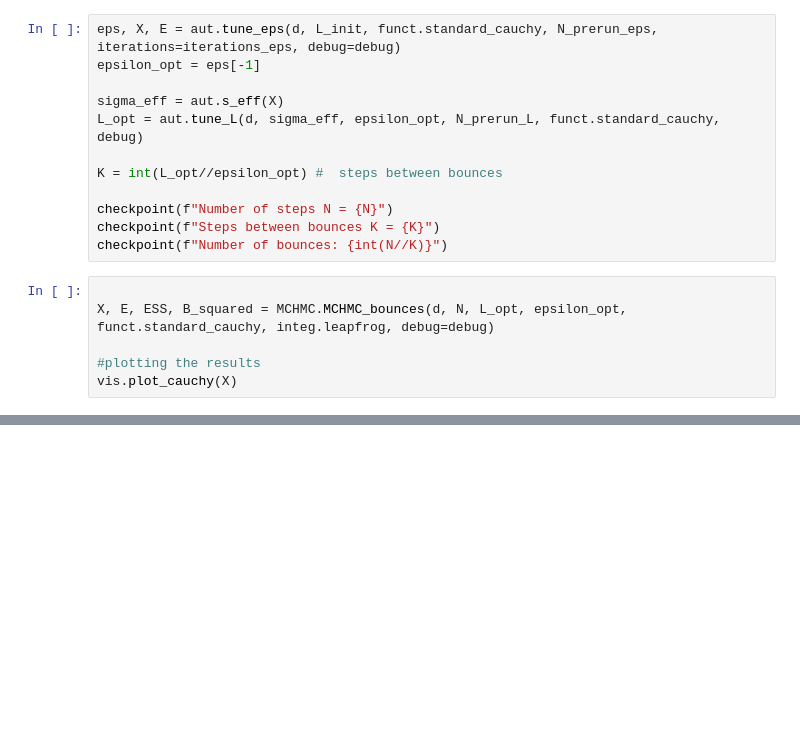
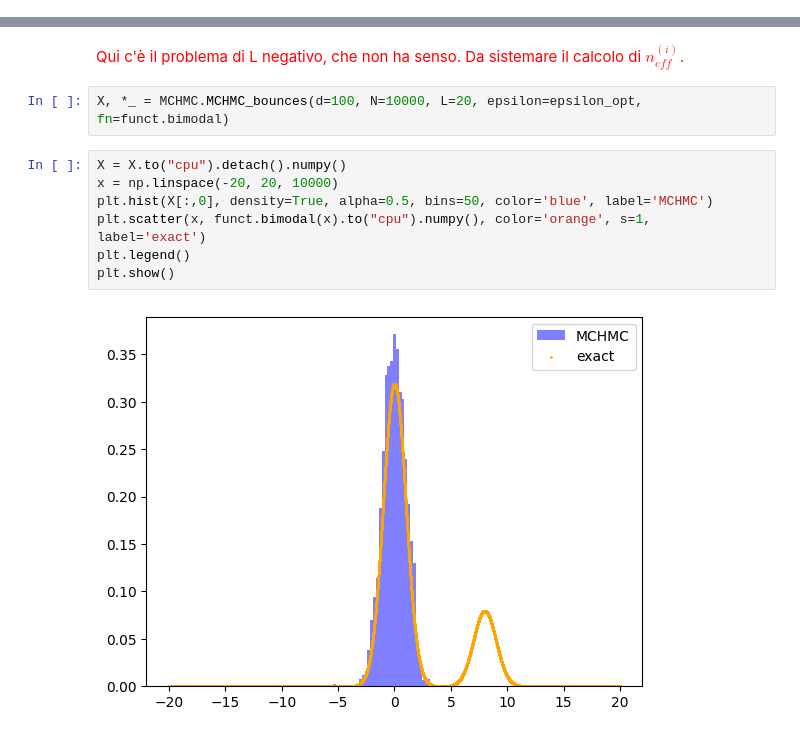
Before and after one commit to GiancarloSaran/MCHMC, a Jupyter notebook: main.ipynb, the cells around one changed output, grey strips where cells are left out. Cells and saved outputs as stored; diff of their text form; blank space fills up the shorter version.

```diff
--- a/main.ipynb
+++ b/main.ipynb
@@ -42,18 +13,0 @@ N_prerun_L = 100
-# %%
-eps, X, E = aut.tune_eps(d, L_init, funct.standard_cauchy, N_prerun_eps, iterations=iterations_eps, debug=debug)
-epsilon_opt = eps[-1]
-
-sigma_eff = aut.s_eff(X)
-L_opt = aut.tune_L(d, sigma_eff, epsilon_opt, N_prerun_L, funct.standard_cauchy, debug)
-
-K = int(L_opt//epsilon_opt) #  steps between bounces
-
-checkpoint(f"Number of steps N = {N}")
-checkpoint(f"Steps between bounces K = {K}")
-checkpoint(f"Number of bounces: {int(N//K)}")
-# %%
-
-X, E, ESS, B_squared = MCHMC.MCHMC_bounces(d, N, L_opt, epsilon_opt, funct.standard_cauchy, integ.leapfrog, debug=debug)
-
-#plotting the results
-vis.plot_cauchy(X)
@@ -59,0 +99,13 @@ vis.plot_cauchy(X)
+# %% [markdown]
+<span style="color:red;"> Qui c'è il problema di L negativo, che non ha senso. Da sistemare il calcolo di $n_{eff}^{(i)}$. </span>
+# %%
+X, *_ = MCHMC.MCHMC_bounces(d=100, N=10000, L=20, epsilon=epsilon_opt, fn=funct.bimodal)
+# %%
+X = X.to("cpu").detach().numpy()
+x = np.linspace(-20, 20, 10000)
+plt.hist(X[:,0], density=True, alpha=0.5, bins=50, color='blue', label='MCHMC')
+plt.scatter(x, funct.bimodal(x).to("cpu").numpy(), color='orange', s=1, label='exact')
+plt.legend()
+plt.show()
+# %% [output]
+[figure, added]
```
Also changed, not shown: parts of 20 cells of this notebook, 7 other files.
